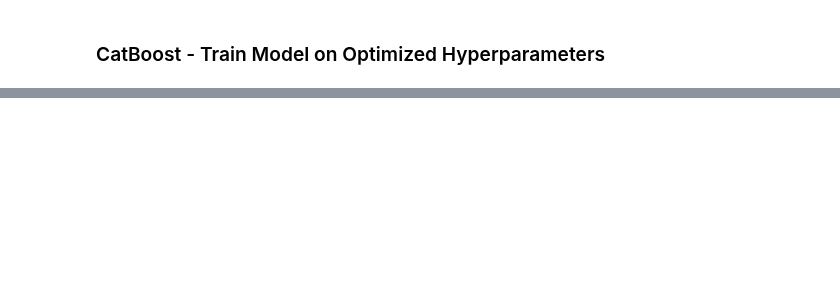
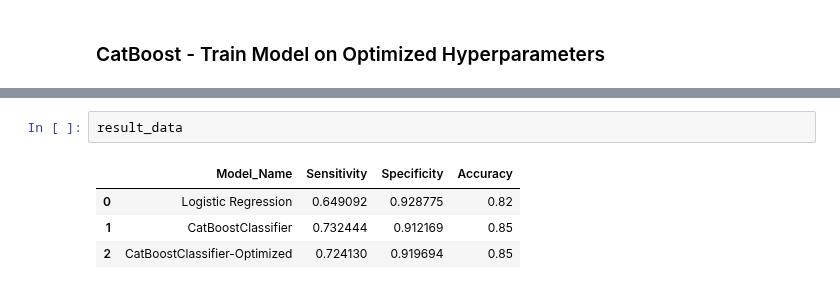
Before and after one commit to j-lepard/Prolonged_Length_of_Stay, a Jupyter notebook: _src/07.Category_Model_CatBoost.ipynb, the cells around one changed output, grey strips where cells are left out. Cells and saved outputs as stored; diff of their text form; blank space fills up the shorter version.

```diff
--- a/_src/07.Category_Model_CatBoost.ipynb
+++ b/_src/07.Category_Model_CatBoost.ipynb
@@ -746,0 +812,7 @@ RMSE of the base model: 3.855'''
+# %%
+result_data
+# %% [output]
+|  | Model_Name | Sensitivity | Specificity | Accuracy |
+| 0 | Logistic Regression | 0.649092 | 0.928775 | 0.82 |
+| 1 | CatBoostClassifier | 0.732444 | 0.912169 | 0.85 |
+| 2 | CatBoostClassifier-Optimized | 0.724130 | 0.919694 | 0.85 |
```
Also changed, not shown: parts of 6 cells of this notebook, 6 other files.
